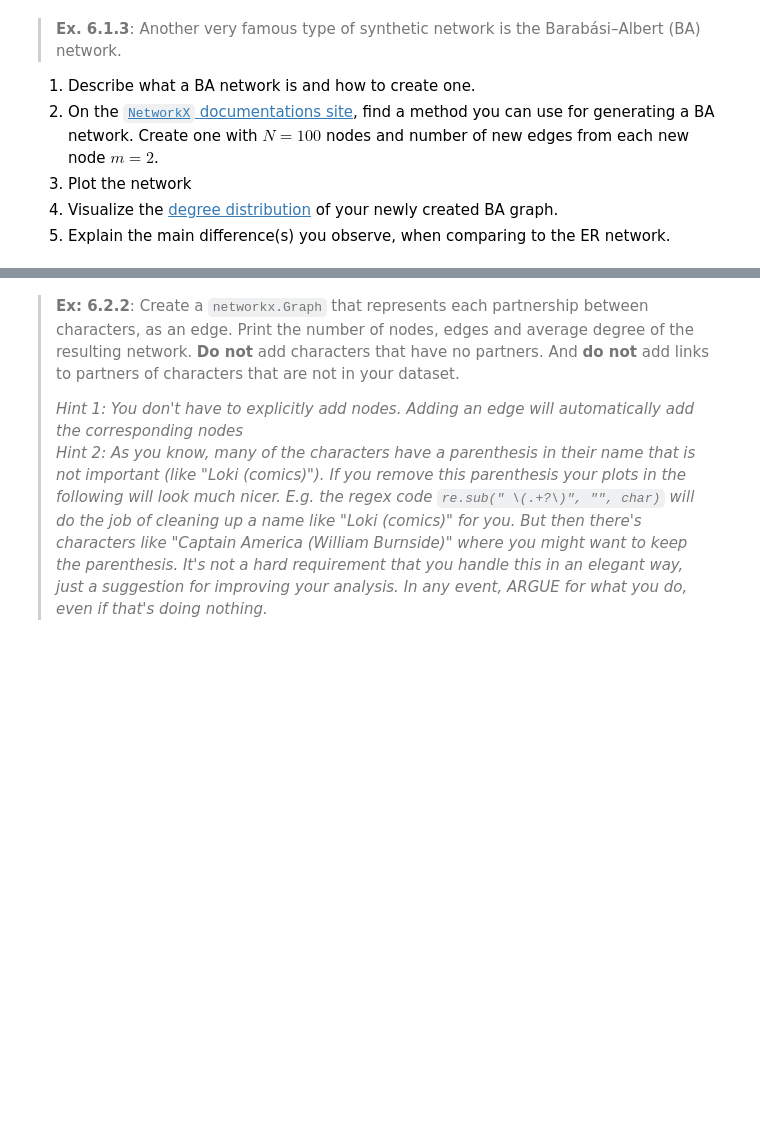
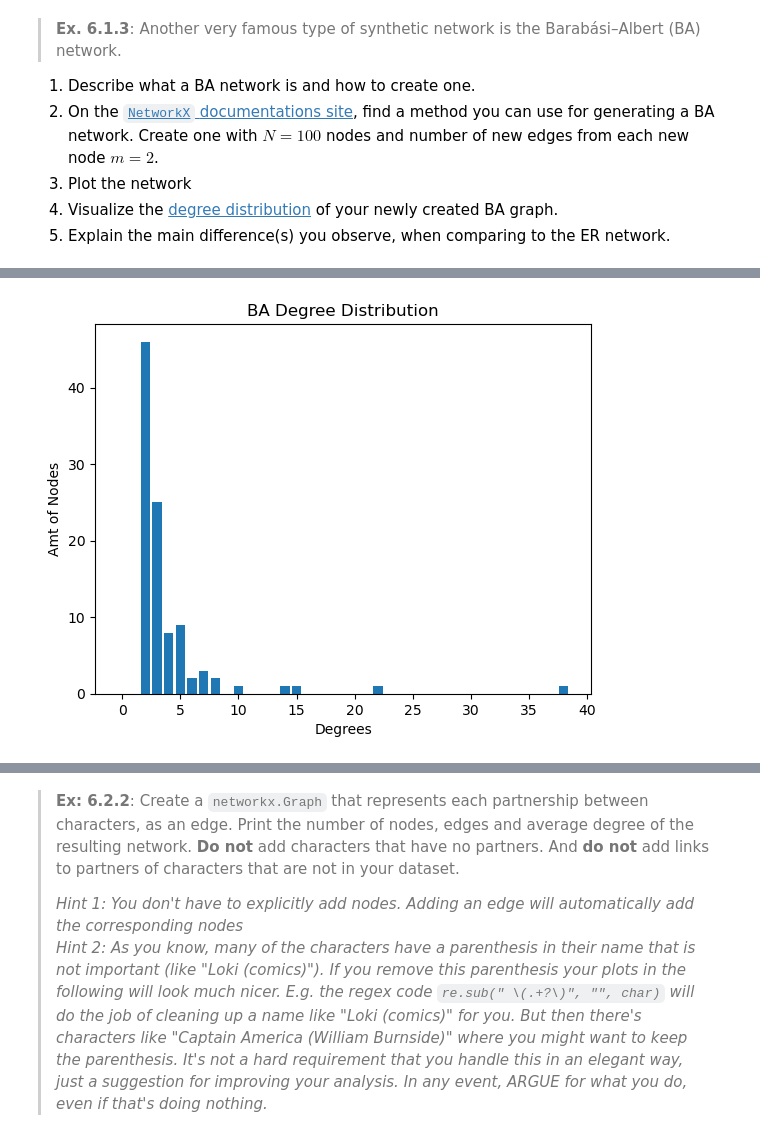
Before and after one commit to UncatchableAlex/Big_Data, a Jupyter notebook: exercises/Assignment_2.ipynb, the cells around one changed output, grey strips where cells are left out. Saved outputs shown, nothing was run; the diff lists cells and outputs as text; code cells hidden in the pictures; blank space fills up the shorter version.

```diff
--- a/exercises/Assignment_2.ipynb
+++ b/exercises/Assignment_2.ipynb
@@ -44,0 +144,11 @@ to fit a model to some data (i.e. find the best parameter values `w`).
+# %%
+#Question 4
+histogram = nx.degree_histogram(NetBA)
+
+plt.bar(range(len(histogram)), histogram)
+plt.xlabel("Degrees")
+plt.ylabel("Amt of Nodes")
+plt.title("BA Degree Distribution")
+plt.show()
+# %% [output]
+[figure, added]
```
Also changed, not shown: parts of 16 cells of this notebook, 1 other file.
